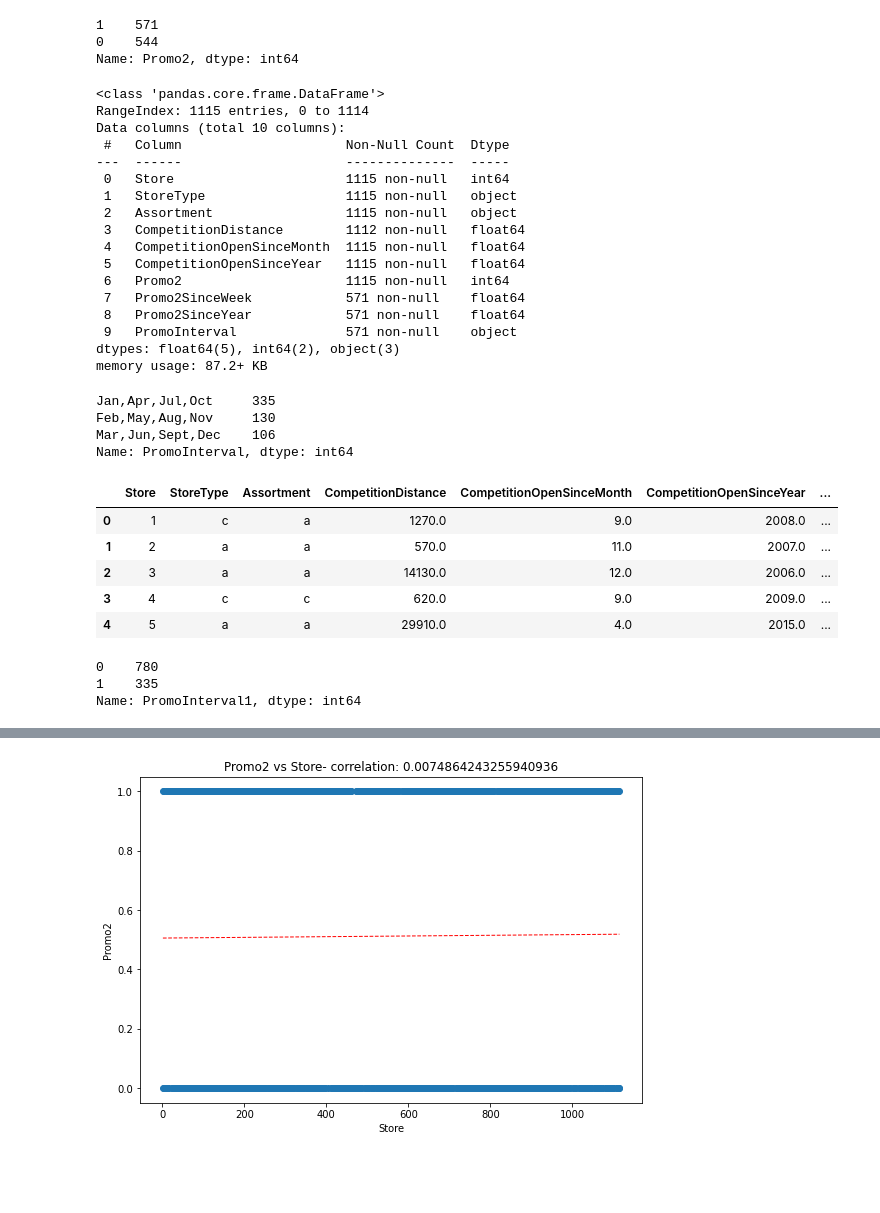
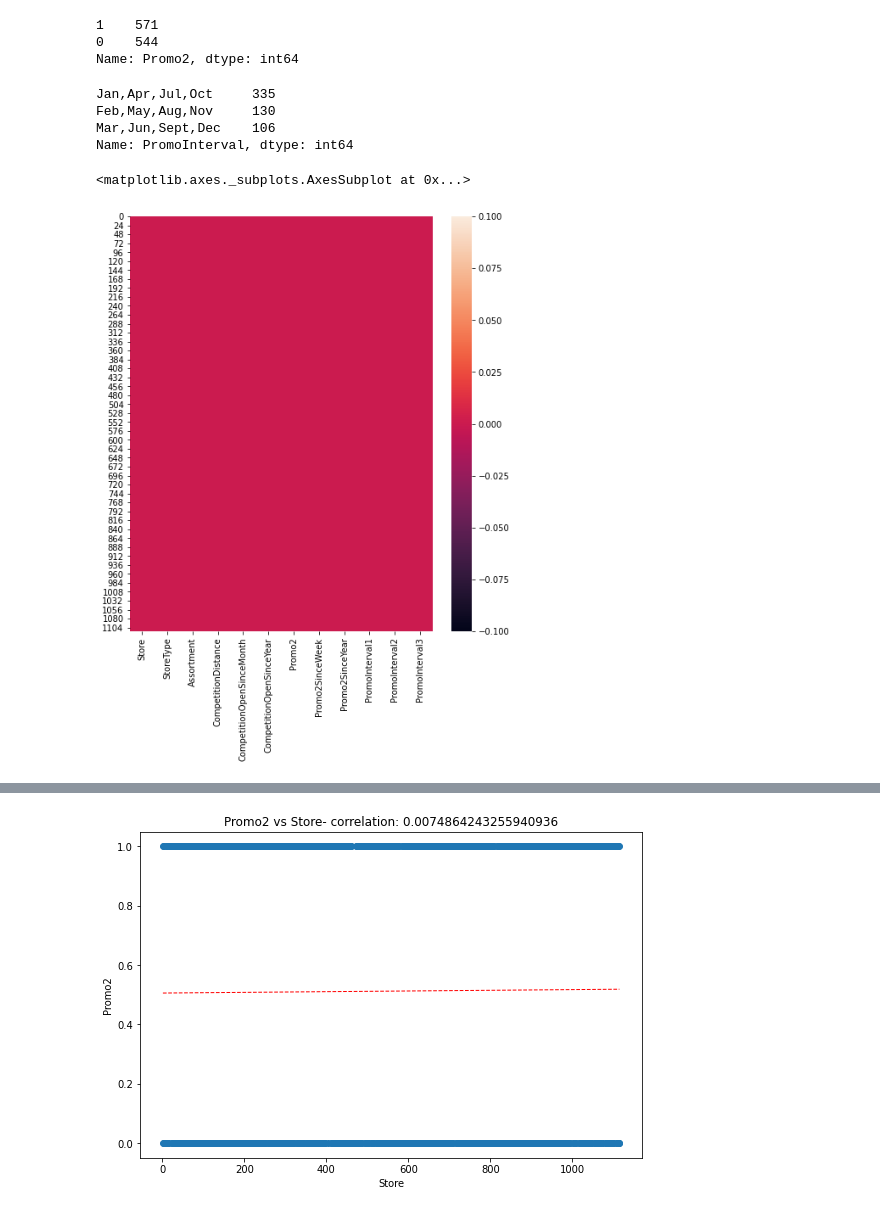
Before and after one commit to hrithikwel8/Rossmann_Sales_Prediction, a Jupyter notebook: Vridhi_Rossmann_Sales_Prediction_Capstone_Project.ipynb, the cells around one changed output, grey strips where cells are left out. Cells and saved outputs as stored; diff of their text form; code cells hidden in the pictures; blank space fills up the shorter version.

```diff
--- a/Vridhi_Rossmann_Sales_Prediction_Capstone_Project.ipynb
+++ b/Vridhi_Rossmann_Sales_Prediction_Capstone_Project.ipynb
@@ -104,23 +119,3 @@ Name: Promo2, dtype: int64
 store_df['CompetitionOpenSinceMonth'].fillna(0,inplace=True)
 # %%
 store_df['CompetitionOpenSinceYear'].fillna(0,inplace=True)
-# %%
-store_df.info()
-# %% [output]
-<class 'pandas.core.frame.DataFrame'>
-RangeIndex: 1115 entries, 0 to 1114
-Data columns (total 10 columns):
- #   Column                     Non-Null Count  Dtype
----  ------                     --------------  -----
- 0   Store                      1115 non-null   int64
- 1   StoreType                  1115 non-null   object
- 2   Assortment                 1115 non-null   object
- 3   CompetitionDistance        1112 non-null   float64
- 4   CompetitionOpenSinceMonth  1115 non-null   float64
- 5   CompetitionOpenSinceYear   1115 non-null   float64
- 6   Promo2                     1115 non-null   int64
- 7   Promo2SinceWeek            571 non-null    float64
- 8   Promo2SinceYear            571 non-null    float64
- 9   PromoInterval              571 non-null    object
-dtypes: float64(5), int64(2), object(3)
-memory usage: 87.2+ KB
@@ -129,3 +122,7 @@ store_df['Promo2SinceWeek'].fillna(0,inplace=True)
+# %%
+# this features shows NaN values for all the stores which doesnt run promos and hence we sustitute the value of Nan to 0
+store_df['Promo2SinceWeek'].fillna(0,inplace=True)
+store_df['Promo2SinceYear'].fillna(0,inplace=True)
 # %%
 store_df['Promo2SinceYear'].fillna(0,inplace=True)
 # %%
@@ -166,21 +162,14 @@ store_df['PromoInterval2']=store_df.apply(Promo_interval2,axis=1)
 store_df['PromoInterval3']=store_df.apply(Promo_interval3,axis=1)
 # %%
 store_df.drop(labels='PromoInterval',axis=1,inplace=True)
-# %%
-store_df.head()
-# %% [output]
-|  | Store | StoreType | Assortment | CompetitionDistance | CompetitionOpenSinceMonth | CompetitionOpenSinceYear | ... |
-| 0 | 1 | c | a | 1270.0 | 9.0 | 2008.0 | ... |
-| 1 | 2 | a | a | 570.0 | 11.0 | 2007.0 | ... |
-| 2 | 3 | a | a | 14130.0 | 12.0 | 2006.0 | ... |
-| 3 | 4 | c | c | 620.0 | 9.0 | 2009.0 | ... |
-| 4 | 5 | a | a | 29910.0 | 4.0 | 2015.0 | ... |
-# %%
-store_df['PromoInterval1'].value_counts()
-# %% [output]
-0    780
-1    335
-Name: PromoInterval1, dtype: int64
+# %%
+# The heatmap after filling all the NaN values
+final_na_df= store_df.isnull()
+plt.figure(figsize=(8,9))
+sns.heatmap(final_na_df)
+# %% [output]
+<matplotlib.axes._subplots.AxesSubplot at 0x...>
+[figure, added]
 # %%
 store_df.describe()
 # %% [output]
```
Also changed, not shown: parts of 10 cells of this notebook.
